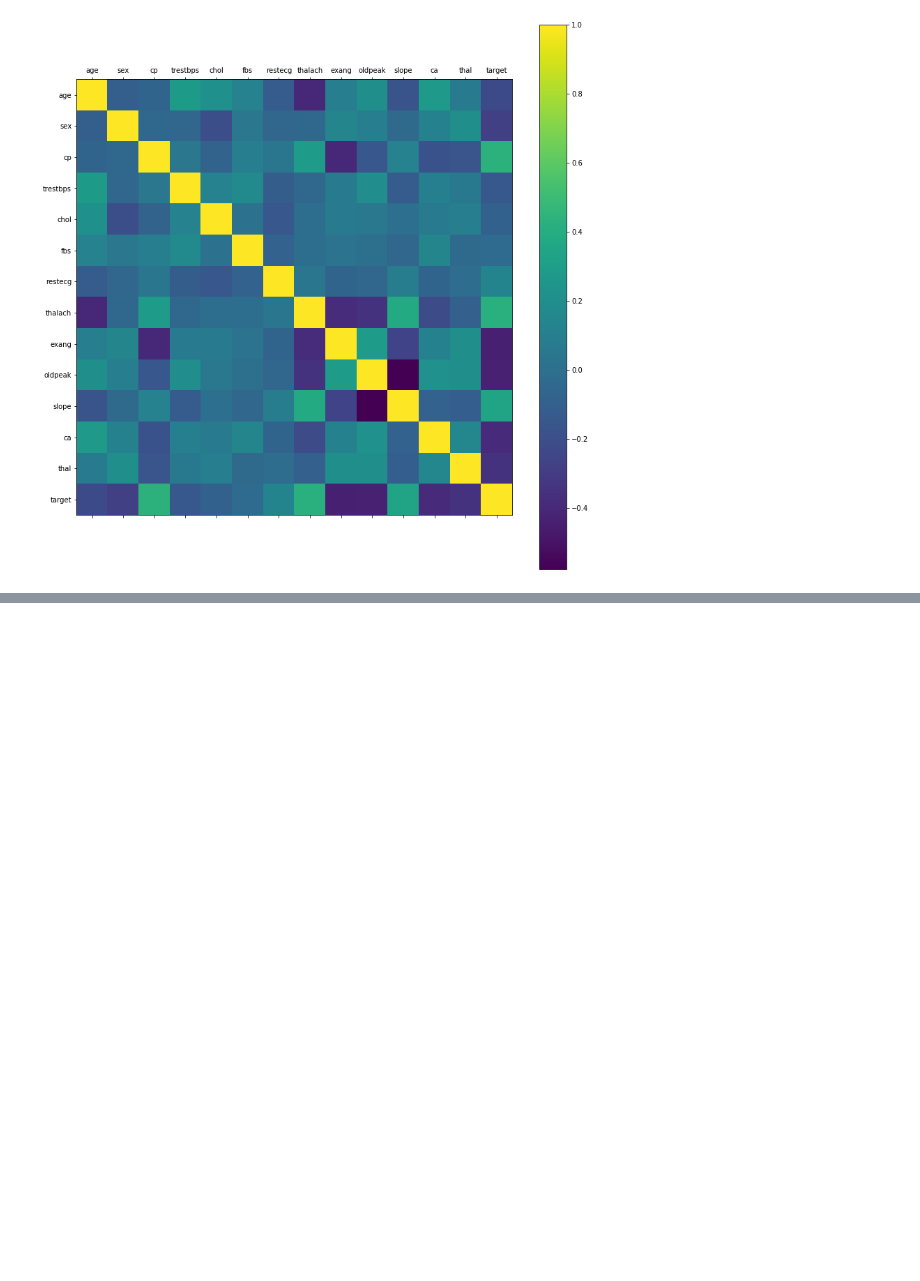
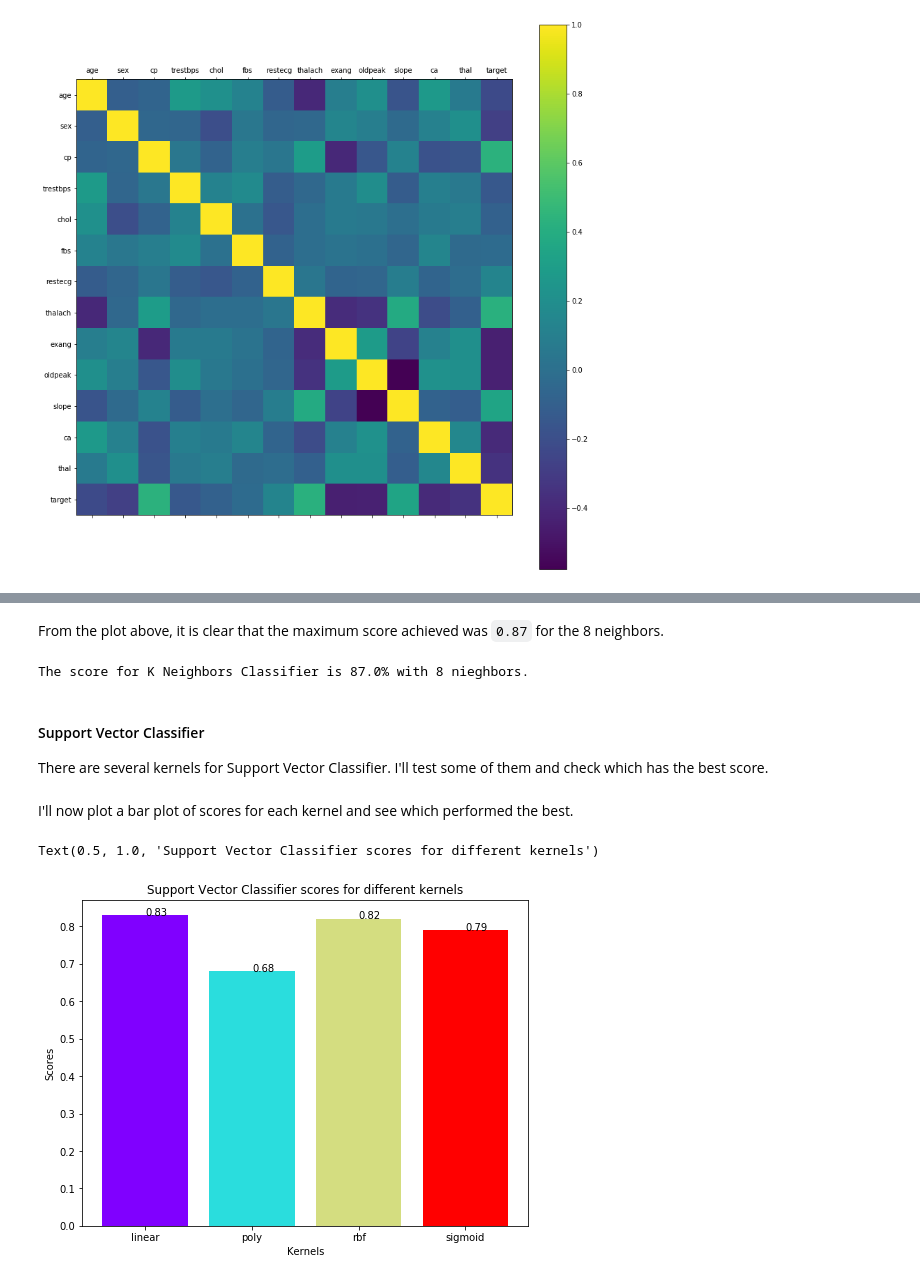
Before and after one commit to kb22/Heart-Disease-Prediction, a Jupyter notebook: Heart Disease Prediction.ipynb, the cells around one changed output, grey strips where cells are left out. Cells and saved outputs as stored; diff of their text form; code cells hidden in the pictures; blank space fills up the shorter version.

```diff
--- a/Heart Disease Prediction.ipynb
+++ b/Heart Disease Prediction.ipynb
@@ -82,0 +177,31 @@ plt.colorbar()
+# %% [markdown]
+From the plot above, it is clear that the maximum score achieved was `0.87` for the 8 neighbors.
+# %%
+print("The score for K Neighbors Classifier is {}% with {} nieghbors.".format(knn_scores[7]*100, 8))
+# %% [output]
+The score for K Neighbors Classifier is 87.0% with 8 nieghbors.
+# %% [markdown]
+#### Support Vector Classifier
+
+There are several kernels for Support Vector Classifier. I'll test some of them and check which has the best score.
+# %%
+svc_scores = []
+kernels = ['linear', 'poly', 'rbf', 'sigmoid']
+for i in range(len(kernels)):
+    svc_classifier = SVC(kernel = kernels[i])
+    svc_classifier.fit(X_train, y_train)
+    svc_scores.append(svc_classifier.score(X_test, y_test))
+# %% [markdown]
+I'll now plot a bar plot of scores for each kernel and see which performed the best.
+# %%
+from matplotlib.cm import rainbow
+colors = rainbow(np.linspace(0, 1, len(kernels)))
+plt.bar(kernels, svc_scores, color = colors)
+for i in range(len(kernels)):
+    plt.text(i, svc_scores[i], svc_scores[i])
+plt.xlabel('Kernels')
+plt.ylabel('Scores')
+plt.title('Support Vector Classifier scores for different kernels')
+# %% [output]
+Text(0.5, 1.0, 'Support Vector Classifier scores for different kernels')
+[figure, added]
```
Also changed, not shown: parts of 33 cells of this notebook.
